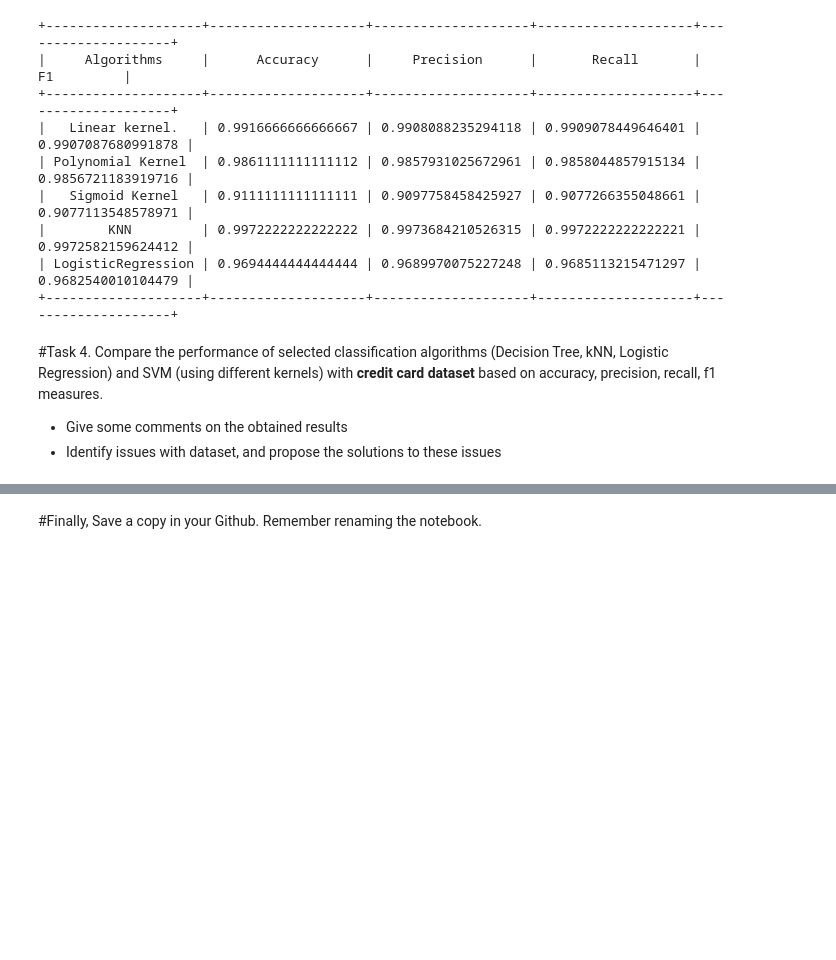
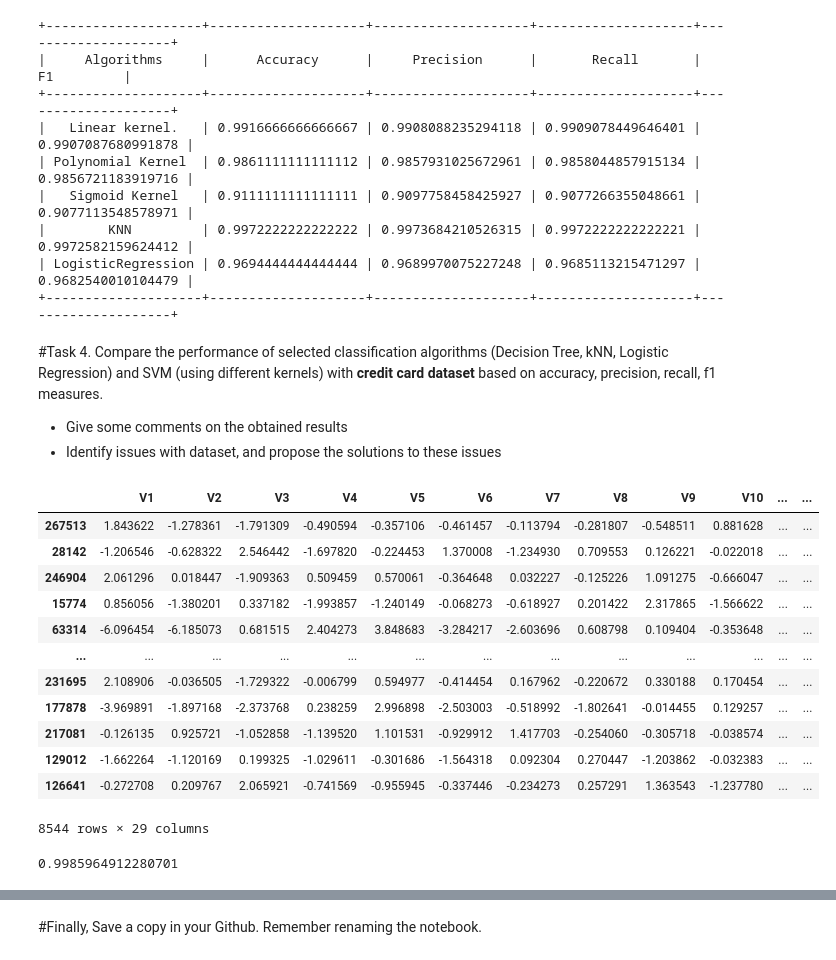
Before and after one commit to anhphuong012/ML-2023, a Jupyter notebook: Lab_5_20130371_NguyenNgocPhuong.ipynb, the cells around one changed output, grey strips where cells are left out. Drawn from its saved outputs; the diff is of its cells as text; code cells hidden in the pictures; blank space fills up the shorter version.

```diff
--- a/Lab_5_20130371_NguyenNgocPhuong.ipynb
+++ b/Lab_5_20130371_NguyenNgocPhuong.ipynb
@@ -291,0 +291,38 @@ Compare the performance of selected classification algorithms (Decision Tree, kN
+# %%
+# code
+data = pd.read_csv('creditcard.csv')
+colums = data.columns
+X = data[colums[1:colums.size - 1]]
+Y = data[colums[colums.size - 1]]
+
+X_train, X_test, Y_train, Y_test = train_test_split(X, Y,train_size=0.03,test_size = 0.005, random_state=1)
+
+
+X_train
+# %% [output]
+|  | V1 | V2 | V3 | V4 | V5 | V6 | V7 | V8 | V9 | V10 | ... | ... |
+| 267513 | 1.843622 | -1.278361 | -1.791309 | -0.490594 | -0.357106 | -0.461457 | -0.113794 | -0.281807 | -0.548511 | 0.881628 | ... | ... |
+| 28142 | -1.206546 | -0.628322 | 2.546442 | -1.697820 | -0.224453 | 1.370008 | -1.234930 | 0.709553 | 0.126221 | -0.022018 | ... | ... |
+| 246904 | 2.061296 | 0.018447 | -1.909363 | 0.509459 | 0.570061 | -0.364648 | 0.032227 | -0.125226 | 1.091275 | -0.666047 | ... | ... |
+| 15774 | 0.856056 | -1.380201 | 0.337182 | -1.993857 | -1.240149 | -0.068273 | -0.618927 | 0.201422 | 2.317865 | -1.566622 | ... | ... |
+| 63314 | -6.096454 | -6.185073 | 0.681515 | 2.404273 | 3.848683 | -3.284217 | -2.603696 | 0.608798 | 0.109404 | -0.353648 | ... | ... |
+| ... | ... | ... | ... | ... | ... | ... | ... | ... | ... | ... | ... | ... |
+| 231695 | 2.108906 | -0.036505 | -1.729322 | -0.006799 | 0.594977 | -0.414454 | 0.167962 | -0.220672 | 0.330188 | 0.170454 | ... | ... |
+| 177878 | -3.969891 | -1.897168 | -2.373768 | 0.238259 | 2.996898 | -2.503003 | -0.518992 | -1.802641 | -0.014455 | 0.129257 | ... | ... |
+| 217081 | -0.126135 | 0.925721 | -1.052858 | -1.139520 | 1.101531 | -0.929912 | 1.417703 | -0.254060 | -0.305718 | -0.038574 | ... | ... |
+| 129012 | -1.662264 | -1.120169 | 0.199325 | -1.029611 | -0.301686 | -1.564318 | 0.092304 | 0.270447 | -1.203862 | -0.032383 | ... | ... |
+| 126641 | -0.272708 | 0.209767 | 2.065921 | -0.741569 | -0.955945 | -0.337446 | -0.234273 | 0.257291 | 1.363543 | -1.237780 | ... | ... |
+8544 rows × 29 columns
+# %%
+knm = KNeighborsClassifier(n_neighbors=7)
+knm.fit(X_train,Y_train)
+
+y_pred_knm = knm.predict(X_test);
+accuracy_knm = accuracy_score(Y_test,y_pred_knm)
+precision_knm = precision_score(Y_test,y_pred_knm,average='macro')
+recall_knm = recall_score(Y_test,y_pred_knm,average='macro');
+f1_knm = f1_score(Y_test,y_pred_knm,average='macro')
+
+print(accuracy_knm)
+# %% [output]
+0.9985964912280701
```
Also changed, not shown: parts of 8 cells of this notebook.
